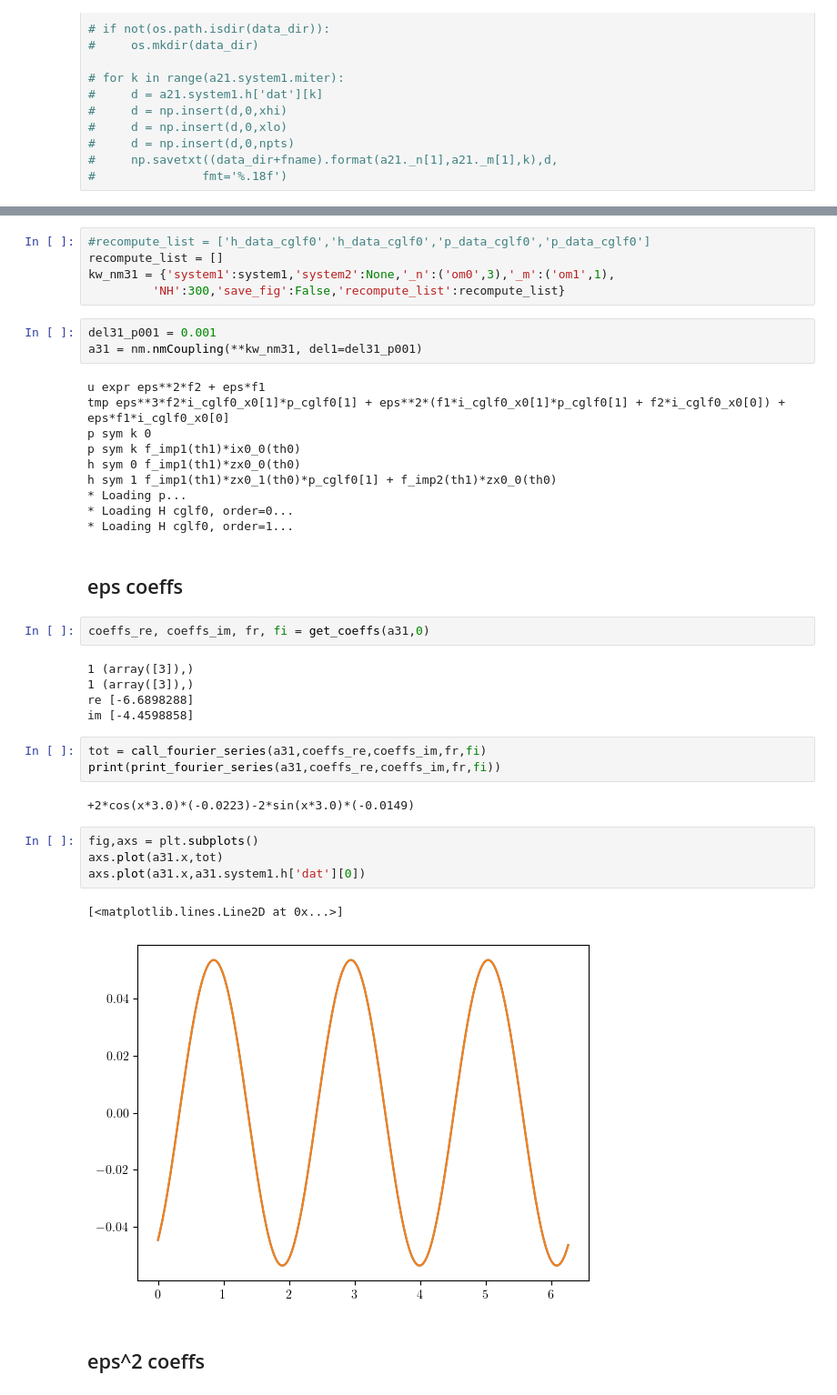
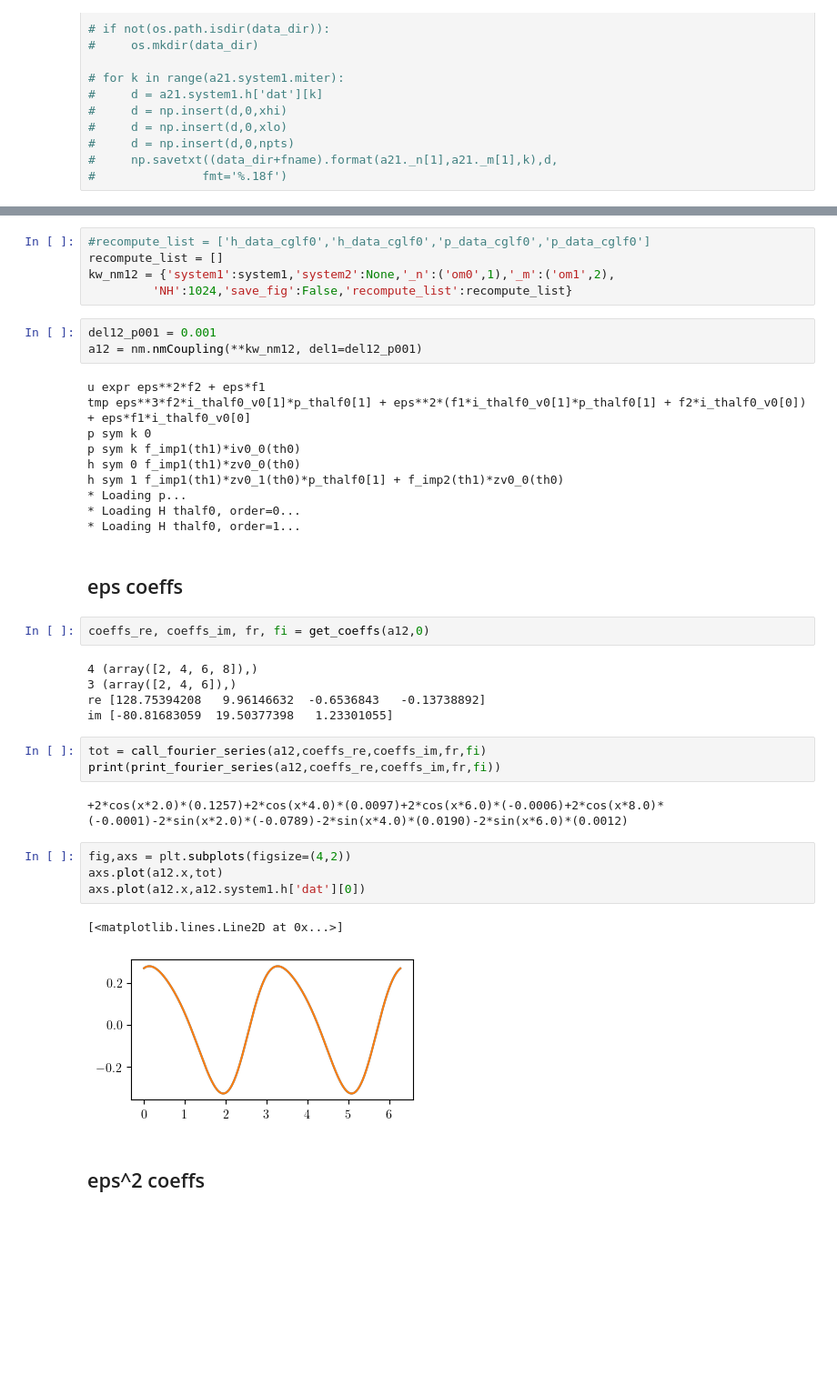
Before and after one commit to youngmp/nm, a Jupyter notebook: jupyter/bif2_thal1_fourier.ipynb, the cells around one changed output, grey strips where cells are left out. Shown at 91% size. Saved outputs shown, nothing was run; the diff lists cells and outputs as text; blank space fills up the shorter version.

Commit message:
fixed fourier terms for thal1 tongues

```diff
--- a/jupyter/bif2_thal1_fourier.ipynb
+++ b/jupyter/bif2_thal1_fourier.ipynb
@@ -371,42 +353,42 @@ axs.plot(a21.x,a21.system1.h['dat'][1])
 # %%
 #recompute_list = ['h_data_cglf0','h_data_cglf0','p_data_cglf0','p_data_cglf0']
 recompute_list = []
-kw_nm31 = {'system1':system1,'system2':None,'_n':('om0',3),'_m':('om1',1),
-         'NH':300,'save_fig':False,'recompute_list':recompute_list}
+kw_nm12 = {'system1':system1,'system2':None,'_n':('om0',1),'_m':('om1',2),
+         'NH':1024,'save_fig':False,'recompute_list':recompute_list}
 # %%
-del31_p001 = 0.001
-a31 = nm.nmCoupling(**kw_nm31, del1=del31_p001)
+del12_p001 = 0.001
+a12 = nm.nmCoupling(**kw_nm12, del1=del12_p001)
 # %% [output]
 u expr eps**2*f2 + eps*f1
-tmp eps**3*f2*i_cglf0_x0[1]*p_cglf0[1] + eps**2*(f1*i_cglf0_x0[1]*p_cglf0[1] + f2*i_cglf0_x0[0]) + eps*f1*i_cglf0_x0[0]
+tmp eps**3*f2*i_thalf0_v0[1]*p_thalf0[1] + eps**2*(f1*i_thalf0_v0[1]*p_thalf0[1] + f2*i_thalf0_v0[0]) + eps*f1*i_thalf0_v0[0]
 p sym k 0
-p sym k f_imp1(th1)*ix0_0(th0)
-h sym 0 f_imp1(th1)*zx0_0(th0)
-h sym 1 f_imp1(th1)*zx0_1(th0)*p_cglf0[1] + f_imp2(th1)*zx0_0(th0)
+p sym k f_imp1(th1)*iv0_0(th0)
+h sym 0 f_imp1(th1)*zv0_0(th0)
+h sym 1 f_imp1(th1)*zv0_1(th0)*p_thalf0[1] + f_imp2(th1)*zv0_0(th0)
 * Loading p...
-* Loading H cglf0, order=0...
-* Loading H cglf0, order=1...
+* Loading H thalf0, order=0...
+* Loading H thalf0, order=1...
 # %% [markdown]
 ## eps coeffs
 # %%
-coeffs_re, coeffs_im, fr, fi = get_coeffs(a31,0)
+coeffs_re, coeffs_im, fr, fi = get_coeffs(a12,0)
 # %% [output]
-1 (array([3]),)
-1 (array([3]),)
-re [-6.6898288]
-im [-4.4598858]
+4 (array([2, 4, 6, 8]),)
+3 (array([2, 4, 6]),)
+re [128.75394208   9.96146632  -0.6536843   -0.13738892]
+im [-80.81683059  19.50377398   1.23301055]
 # %%
-tot = call_fourier_series(a31,coeffs_re,coeffs_im,fr,fi)
-print(print_fourier_series(a31,coeffs_re,coeffs_im,fr,fi))
+tot = call_fourier_series(a12,coeffs_re,coeffs_im,fr,fi)
+print(print_fourier_series(a12,coeffs_re,coeffs_im,fr,fi))
 # %% [output]
-+2*cos(x*3.0)*(-0.0223)-2*sin(x*3.0)*(-0.0149)
++2*cos(x*2.0)*(0.1257)+2*cos(x*4.0)*(0.0097)+2*cos(x*6.0)*(-0.0006)+2*cos(x*8.0)*(-0.0001)-2*sin(x*2.0)*(-0.0789)-2*sin(x*4.0)*(0.0190)-2*sin(x*6.0)*(0.0012)
 # %%
-fig,axs = plt.subplots()
-axs.plot(a31.x,tot)
-axs.plot(a31.x,a31.system1.h['dat'][0])
+fig,axs = plt.subplots(figsize=(4,2))
+axs.plot(a12.x,tot)
+axs.plot(a12.x,a12.system1.h['dat'][0])
 # %% [output]
 [<matplotlib.lines.Line2D at 0x...>]
-[figure, old version]
+[figure, new version]
 # %% [markdown]
 ## eps^2 coeffs
 # %%
```
Also changed, not shown: parts of 61 cells of this notebook, 1 other file.
